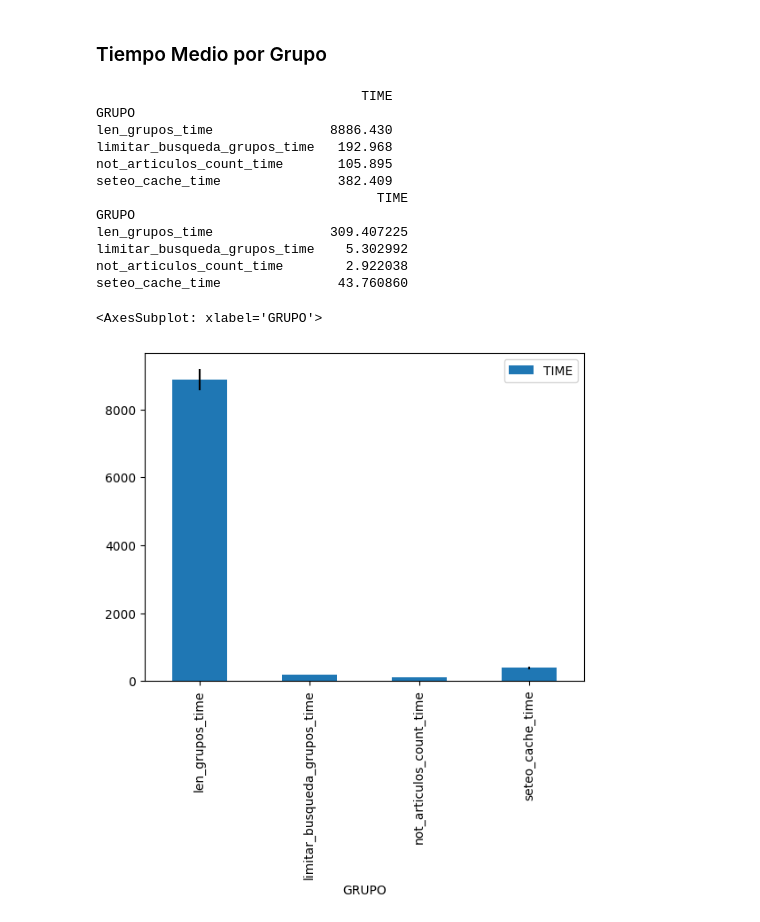
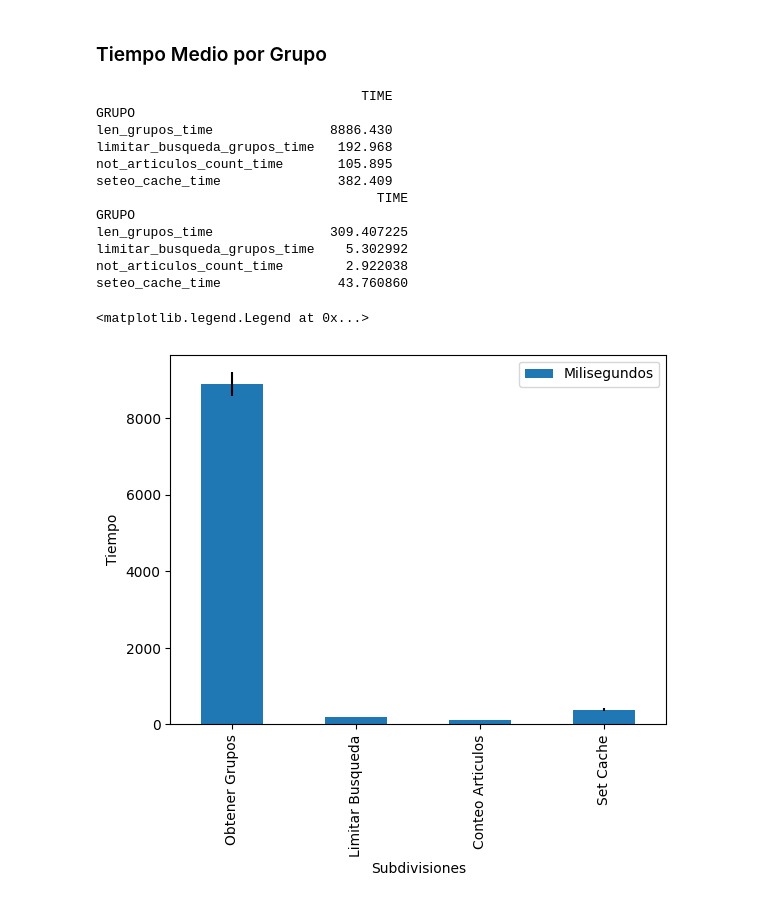
Before and after one commit to JavierBrenlla/pandas, a Jupyter notebook: rendimientobuscador.ipynb, the cells around one changed output. Cells and saved outputs as stored; diff of their text form; code cells hidden in the pictures.

```diff
--- a/rendimientobuscador.ipynb
+++ b/rendimientobuscador.ipynb
@@ -27,24 +28,32 @@ DESVIACION TIPICA: 294.49048780619887 ms
 # %%
 grupos = df.groupby("GRUPO").mean()
 
 gruposFiltrados = grupos[grupos["TIME"] > 100]
 
 print(gruposFiltrados)
 print(df[df["TIME"] > 100].groupby("GRUPO").std())
 
-gruposFiltrados.plot(kind="bar", yerr=df[df["TIME"] > 100].groupby("GRUPO").std())
+ax = gruposFiltrados.plot(kind="bar", yerr=df[df["TIME"] > 100].groupby("GRUPO").std(), ylabel="Tiempo", xlabel="Subdivisiones")
+
+ax.set_xticklabels(["Obtener Grupos",
+                    "Limitar Busqueda",
+                    "Conteo Articulos",
+                    "Set Cache",
+                    ])
+
+ax.legend(["Milisegundos"])
 # %% [output]
                                   TIME
 GRUPO
 len_grupos_time               8886.430
 limitar_busqueda_grupos_time   192.968
 not_articulos_count_time       105.895
 seteo_cache_time               382.409
                                     TIME
 GRUPO
 len_grupos_time               309.407225
 limitar_busqueda_grupos_time    5.302992
 not_articulos_count_time        2.922038
 seteo_cache_time               43.760860
-<AxesSubplot: xlabel='GRUPO'>
+<matplotlib.legend.Legend at 0x...>
-[figure, old version]
+[figure, new version]
```
Also changed, not shown: parts of 1 cell of this notebook, 1 other file.
